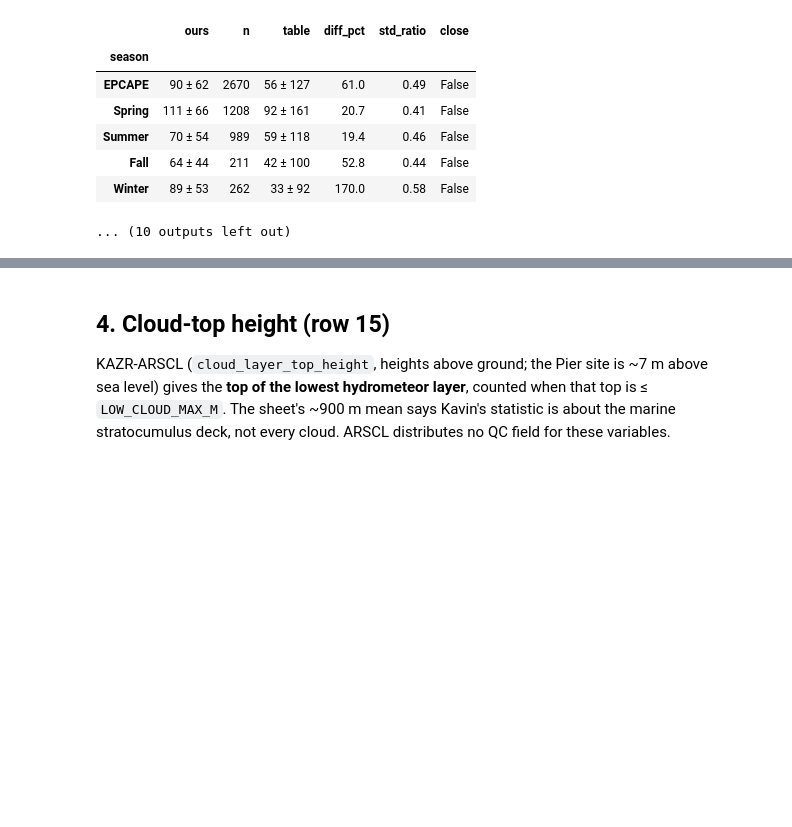
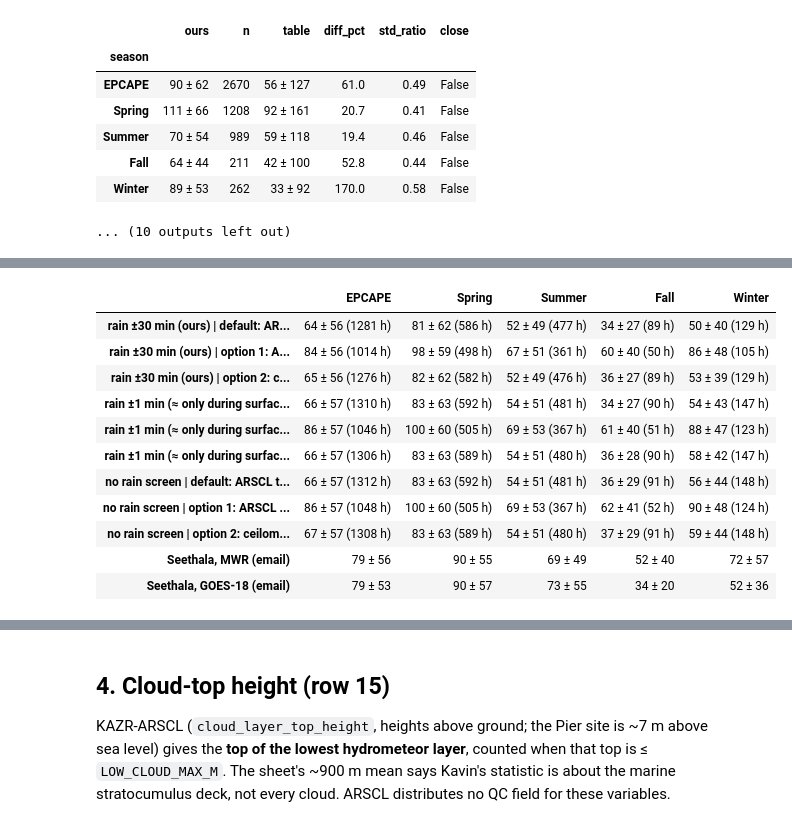
Before and after one commit to andrewjbuggee/Python-Research, a Jupyter notebook: EPCAPE/comparisons/seasonal_averages/check_seasonal_averages.ipynb, the cells around one changed output, grey strips where cells are left out. Saved outputs shown, nothing was run; the diff lists cells and outputs as text; code cells hidden in the pictures; blank space fills up the shorter version.

Commit message:
new analysis to learn how Jeramy computes supersaturation values

```diff
--- a/EPCAPE/comparisons/seasonal_averages/check_seasonal_averages.ipynb
+++ b/EPCAPE/comparisons/seasonal_averages/check_seasonal_averages.ipynb
@@ -132,6 +132,24 @@ LWP_GOES_SAMPLING = "hour"  # how the MWR samples inside a selected window are u
 #   "cloud_sample": only samples with low cloud overhead in the cloud record; 10-250 per sample (Claude's reading)
 #   "hour_mean":    every QC'd, rain-free sample averaged, clear ones included; 10-250 applied to the window mean
 
+# LWP with Seethala's revised GOES-18 constraints (Section 3d; relayed by Andrew, 19 Oct 2026): "LWP: 10-250 g/m2,
+# LCF & CFF > 10%, TCF-LCF <= 10%, SZA < 70-deg, CTH < 2 km, GOES18 cloud optical depth > 2". CFF = the hourly ceilometer
+# low-cloud fraction (3c). COD has no MWR counterpart and is not applied. Uses LWP_GOES_RANGE_GM2, LWP_GOES_SAMPLING,
+# LWP_GOES_WINDOW_MIN and LWP_GOES_SZA_SOURCE from above.
+LWP_GOES2_LOW_CLOUD_MAX_M = 2000.0  # "low cloud" for CFF, LCF and TCF - LCF in 3d: ceilometer base (ARSCL top for the
+#   "arscl" TCF option) <= 2 km, the same height as the CTH limit, so an hour cannot qualify on cloud (bases 2-3.5 km)
+#   whose top must fail CTH < 2 km. Sections 3c and the table rows keep LOW_CLOUD_MAX_M (3.5 km); 3d shows that too.
+LWP_GOES2_CFF_MIN = 0.10  # CFF > 10 % (strictly greater, as she wrote)
+LWP_GOES2_NONLOW_MAX = 0.10  # TCF - LCF <= 10 % of the hour
+LWP_GOES2_NONLOW_SOURCE = "ceilometer"  # what "not low" cloud is (TCF - LCF):
+#   "ceilometer": lowest base above LWP_GOES2_LOW_CLOUD_MAX_M (same record and samples as CFF, so TCF >= LCF; cannot see
+#                 above a low deck)
+#   "arscl":      highest KAZR-ARSCL layer top above LWP_GOES2_LOW_CLOUD_MAX_M (top-down, like the satellite)
+LWP_GOES2_SZA_MAX_DEG = 70.0  # SZA < 70 deg at mid-hour
+LWP_GOES2_CTH_MAX_M = 2000.0  # CTH < 2 km: top of the highest KAZR-ARSCL layer (cloud_layer_top_height; no qc_ field exists)
+LWP_GOES2_CTH_RULE = "sample"  # "sample": drop MWR samples whose nearest ARSCL top is >= 2 km or missing (per pixel, like
+#   the satellite; ARSCL clear sky kept); "hour": the hour's mean highest top (samples with a layer) < 2 km
+
 RAIN_THRESHOLD_MM_H = 0.1  # a 1-min disdrometer sample is "raining" at >= 0.1 mm/h
 RAIN_MAX_GAP_MIN = 60.0  # raining samples closer than 60 min belong to one rain event
 RAIN_MIN_MM = 0.1  # minimum accumulation of a rain event / rain day / wet hour
@@ -1355,0 +1648,67 @@ One sample = 60-min mean (hour sampling).
+# %%
+# =============================================================================
+# Section 3d, continued: our MWR statistic vs Seethala's MWR statistic (her constraints, same MWR file)
+# =============================================================================
+# Inputs: lwp_mwrret2_M1 (QC only, no rain screen; the rain screens are applied below), pier_rain (Section 3), and from
+# Section 3d: HIGHEST_TOP_M, LOW_STATE2, arscl_dt, goes2_windows, goes2_select, pm_hours, SEETHALA2, GOES2.
+# Settings: LWP_RAIN_WINDOW_MIN, LWP_GOES2_LOW_CLOUD_MAX_M, LWP_GOES2_CTH_MAX_M and the other LWP_GOES2_* (hourly constraints)
+
+# --- 6a. Seasons: the sheet's column headers next to the UTC date ranges used here (seasonal.SEASONS) ----------------
+header = pd.read_excel(TABLE_XLSX, header=None, nrows=2).iloc[1]
+season_hdr = {s_: str(header.iloc[ord(S.SEASON_COLUMNS[s_]) - ord("A")]) for s_ in S.SEASON_ORDER}  # e.g. "Winter(FM23+JF24)"
+SEASON_CHECK = pd.DataFrame({
+    "sheet column header": [season_hdr[s_] for s_ in S.SEASON_ORDER],
+    "date ranges used (UTC, whole days)": [" + ".join(f"{a} to {b}" for a, b in S.SEASONS[s_]) for s_ in S.SEASON_ORDER],
+    "first hour in the 3d statistic": [GOES2.index[S.season_mask(GOES2.index, s_)].min() for s_ in S.SEASON_ORDER],
+    "last hour in the 3d statistic": [GOES2.index[S.season_mask(GOES2.index, s_)].max() for s_ in S.SEASON_ORDER],
+    "Seethala's label": ["Annual", "AMJ", "JAS", "OND", "JFM"],
+}, index=S.SEASON_ORDER)
+display(Markdown("**Seasons: the sheet's columns and the dates used** (Seethala's labels are the rows of her table; "
+                 "her exact date ranges are not stated)"))
+display(SEASON_CHECK)
+
+# --- 6b. Every QC'd MWRRET v2 sample, and the per-sample tests at those times ---------------------------------------
+ds = load_product("lwp_mwrret2_M1")
+LWP_QC_ALL, _ = Q.lwp_qc_rain_free_gm2(ds, pier_rain.iloc[:0], rain_window_min=0)  # QC = 0, phys_qc_flag = 0; no rain screen
+del ds
+RAIN_SCREENS2 = {  # True = kept
+    f"rain ±{LWP_RAIN_WINDOW_MIN:g} min (ours)": ~Q.near_rain(pier_rain, LWP_QC_ALL.index, window_min=LWP_RAIN_WINDOW_MIN),
+    "rain ±1 min (≈ only during surface rain)": ~Q.near_rain(pier_rain, LWP_QC_ALL.index, window_min=1.0),
+    "no rain screen": np.ones(len(LWP_QC_ALL), dtype=bool),
+}
+top_q = HIGHEST_TOP_M.reindex(LWP_QC_ALL.index, method="nearest", tolerance=arscl_dt).to_numpy()  # -1 = no layer
+ceil_state2 = LOW_STATE2[LWP_GOES2_LOW_CLOUD_MAX_M]
+ceil_dt = pd.Timedelta(seconds=float(np.median(np.diff(ceil_state2.index.asi8))) / 1e9)  # 16 s
+ceil_low_q = (ceil_state2.reindex(LWP_QC_ALL.index, method="nearest", tolerance=ceil_dt) == Q.LOW_CLOUD).to_numpy()
+layer_low_q = (top_q >= 0) & (top_q < LWP_GOES2_CTH_MAX_M)  # an ARSCL layer, topped below 2 km
+CLOUD_OPTIONS2 = {  # True = kept; the CTH test of each option (Andrew, 19 Oct 2026)
+    "default: ARSCL top < 2 km, or no ARSCL layer": layer_low_q | (top_q == -1),
+    "option 1: ARSCL layer, top < 2 km": layer_low_q,
+    "option 2: ceilometer base <= 2 km, then ARSCL top < 2 km (no-layer samples kept)": ceil_low_q & (layer_low_q | (top_q == -1)),
+}
+del top_q, ceil_low_q, layer_low_q
+print(f"QC'd MWRRET v2 samples: {len(LWP_QC_ALL):,}. Kept by each rain screen: "
+      + ", ".join(f"{k} {v.mean():.1%}" for k, v in RAIN_SCREENS2.items()))
+
+# --- 6c. The statistic for every rain screen x cloud option (same hourly constraints as 3d: CFF, TCF - LCF, SZA) -----
+MATRIX2 = {}
+for rain_name, rain_keep in RAIN_SCREENS2.items():
+    for cloud_name, cloud_keep in CLOUD_OPTIONS2.items():
+        w_ = goes2_windows(lwp=LWP_QC_ALL[rain_keep & cloud_keep])
+        MATRIX2[(rain_name, cloud_name)] = goes2_select(w_)
+default_key = (next(iter(RAIN_SCREENS2)), next(iter(CLOUD_OPTIONS2)))
+if LWP_GOES2_CTH_RULE == "sample":  # ours (±30 min, default) must reproduce the 3d statistic exactly
+    assert MATRIX2[default_key].index.equals(GOES2.index) and np.allclose(MATRIX2[default_key], GOES2)
+TESTS2 = pd.DataFrame({f"{r} | {c}": pm_hours(v) for (r, c), v in MATRIX2.items()}, index=S.SEASON_ORDER).T
+for who in ("MWR", "GOES18"):
+    TESTS2.loc[f"Seethala, {who.replace('18', '-18')} (email)"] = [S.format_pm(m_, s_) for m_, s_ in
+                                                                   zip(SEETHALA2[f"{who}_mean"], SEETHALA2[f"{who}_std"])]
+display(Markdown("**MWR LWP for Seethala's constraints (g m⁻²; mean ± std over hours, n hours): rain screen x cloud "
+                 "option, next to her MWR and GOES-18 values**"))
+display(TESTS2)
+OURS_MINUS_HERS2 = pd.DataFrame({f"{r} | {c}": S.seasonal_stats(v)["mean"].values - SEETHALA2["MWR_mean"].values
+                                 for (r, c), v in MATRIX2.items()}, index=S.SEASON_ORDER).round(1).T
+display(Markdown("**Ours minus Seethala's MWR (g m⁻²; positive = ours higher)**"))
+display(OURS_MINUS_HERS2)
+del w_
+# %% [output]
@@ -1355,0 +1724,12 @@ One sample = 60-min mean (hour sampling).
+|  | EPCAPE | Spring | Summer | Fall | Winter |
+| rain ±30 min (ours) | default: AR... | 64 ± 56 (1281 h) | 81 ± 62 (586 h) | 52 ± 49 (477 h) | 34 ± 27 (89 h) | 50 ± 40 (129 h) |
+| rain ±30 min (ours) | option 1: A... | 84 ± 56 (1014 h) | 98 ± 59 (498 h) | 67 ± 51 (361 h) | 60 ± 40 (50 h) | 86 ± 48 (105 h) |
+| rain ±30 min (ours) | option 2: c... | 65 ± 56 (1276 h) | 82 ± 62 (582 h) | 52 ± 49 (476 h) | 36 ± 27 (89 h) | 53 ± 39 (129 h) |
+| rain ±1 min (≈ only during surfac... | 66 ± 57 (1310 h) | 83 ± 63 (592 h) | 54 ± 51 (481 h) | 34 ± 27 (90 h) | 54 ± 43 (147 h) |
+| rain ±1 min (≈ only during surfac... | 86 ± 57 (1046 h) | 100 ± 60 (505 h) | 69 ± 53 (367 h) | 61 ± 40 (51 h) | 88 ± 47 (123 h) |
+| rain ±1 min (≈ only during surfac... | 66 ± 57 (1306 h) | 83 ± 63 (589 h) | 54 ± 51 (480 h) | 36 ± 28 (90 h) | 58 ± 42 (147 h) |
+| no rain screen | default: ARSCL t... | 66 ± 57 (1312 h) | 83 ± 63 (592 h) | 54 ± 51 (481 h) | 36 ± 29 (91 h) | 56 ± 44 (148 h) |
+| no rain screen | option 1: ARSCL ... | 86 ± 57 (1048 h) | 100 ± 60 (505 h) | 69 ± 53 (367 h) | 62 ± 41 (52 h) | 90 ± 48 (124 h) |
+| no rain screen | option 2: ceilom... | 67 ± 57 (1308 h) | 83 ± 63 (589 h) | 54 ± 51 (480 h) | 37 ± 29 (91 h) | 59 ± 44 (148 h) |
+| Seethala, MWR (email) | 79 ± 56 | 90 ± 55 | 69 ± 49 | 52 ± 40 | 72 ± 57 |
+| Seethala, GOES-18 (email) | 79 ± 53 | 90 ± 57 | 73 ± 55 | 34 ± 20 | 52 ± 36 |
```
Also changed, not shown: parts of 8 cells of this notebook, 11 other files.
